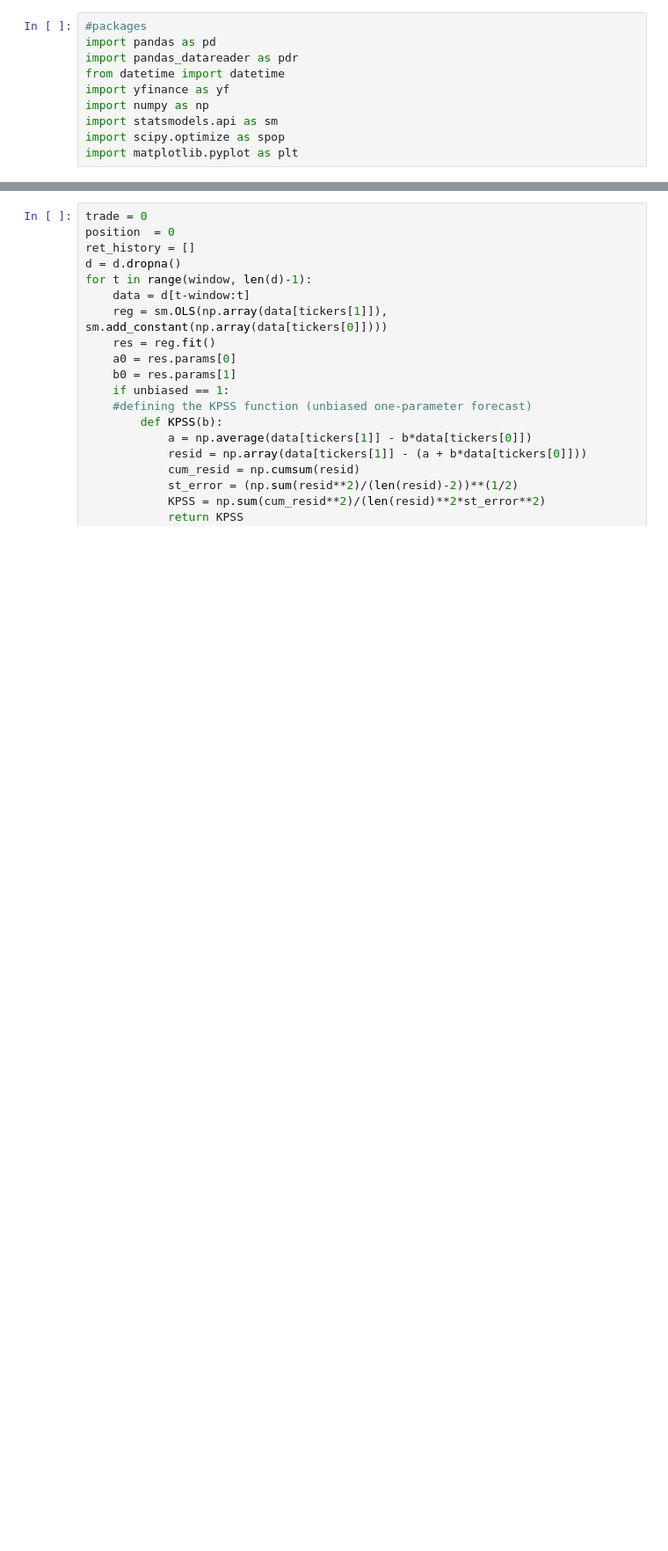
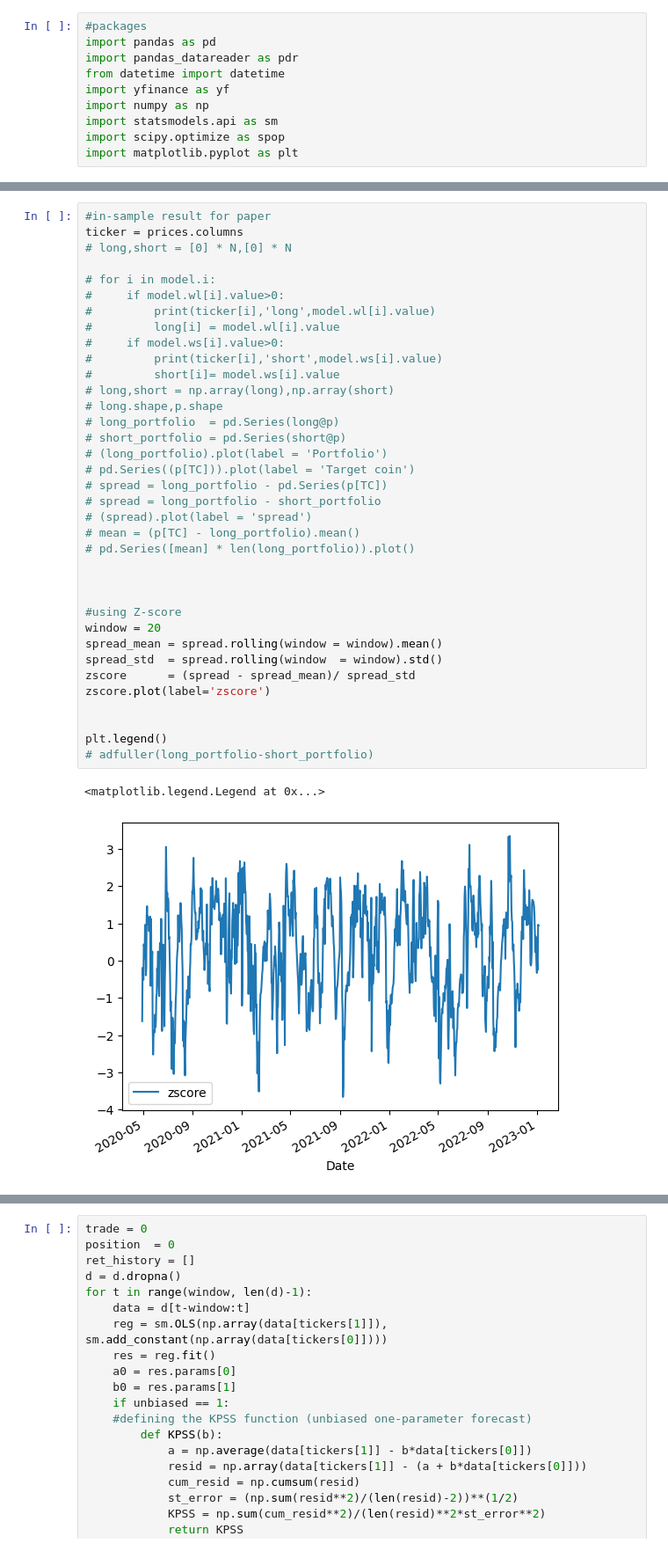
Before and after one commit to DanialRamezani/New-cointegration-model-for-pairs-trading, a Jupyter notebook: advances-pairstrading.ipynb, the cells around one changed output, grey strips where cells are left out. Shown: that part at 88% size. Drawn from its saved outputs; the diff is of its cells as text; blank space fills up the shorter version.

```diff
--- a/advances-pairstrading.ipynb
+++ b/advances-pairstrading.ipynb
@@ -111,0 +467,39 @@ Licensee: Gary Goldstein                                 G010614:2121CA-WIN
+# %%
+#in-sample result for paper
+ticker = prices.columns
+# long,short = [0] * N,[0] * N
+
+# for i in model.i:
+#     if model.wl[i].value>0:
+#         print(ticker[i],'long',model.wl[i].value)
+#         long[i] = model.wl[i].value
+#     if model.ws[i].value>0:
+#         print(ticker[i],'short',model.ws[i].value)
+#         short[i]= model.ws[i].value
+# long,short = np.array(long),np.array(short)
+# long.shape,p.shape
+# long_portfolio  = pd.Series(long@p)
+# short_portfolio = pd.Series(short@p)
+# (long_portfolio).plot(label = 'Portfolio')
+# pd.Series((p[TC])).plot(label = 'Target coin')
+# spread = long_portfolio - pd.Series(p[TC])
+# spread = long_portfolio - short_portfolio
+# (spread).plot(label = 'spread')
+# mean = (p[TC] - long_portfolio).mean()
+# pd.Series([mean] * len(long_portfolio)).plot()
+
+
+
+#using Z-score
+window = 20
+spread_mean = spread.rolling(window = window).mean()
+spread_std  = spread.rolling(window  = window).std()
+zscore      = (spread - spread_mean)/ spread_std
+zscore.plot(label='zscore')
+
+
+plt.legend()
+# adfuller(long_portfolio-short_portfolio)
+# %% [output]
+<matplotlib.legend.Legend at 0x...>
+[figure, added]
```
Also changed, not shown: parts of 20 cells of this notebook.
